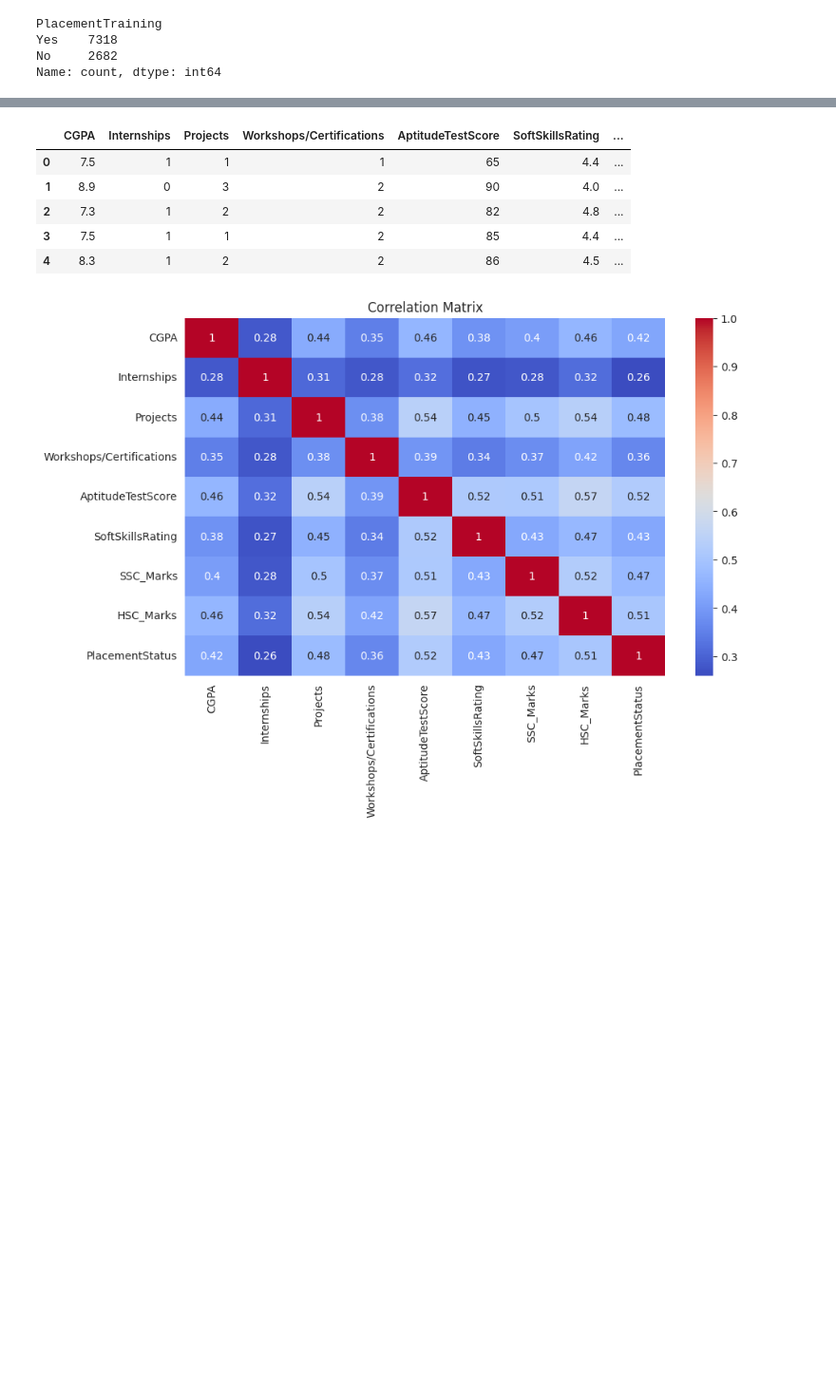
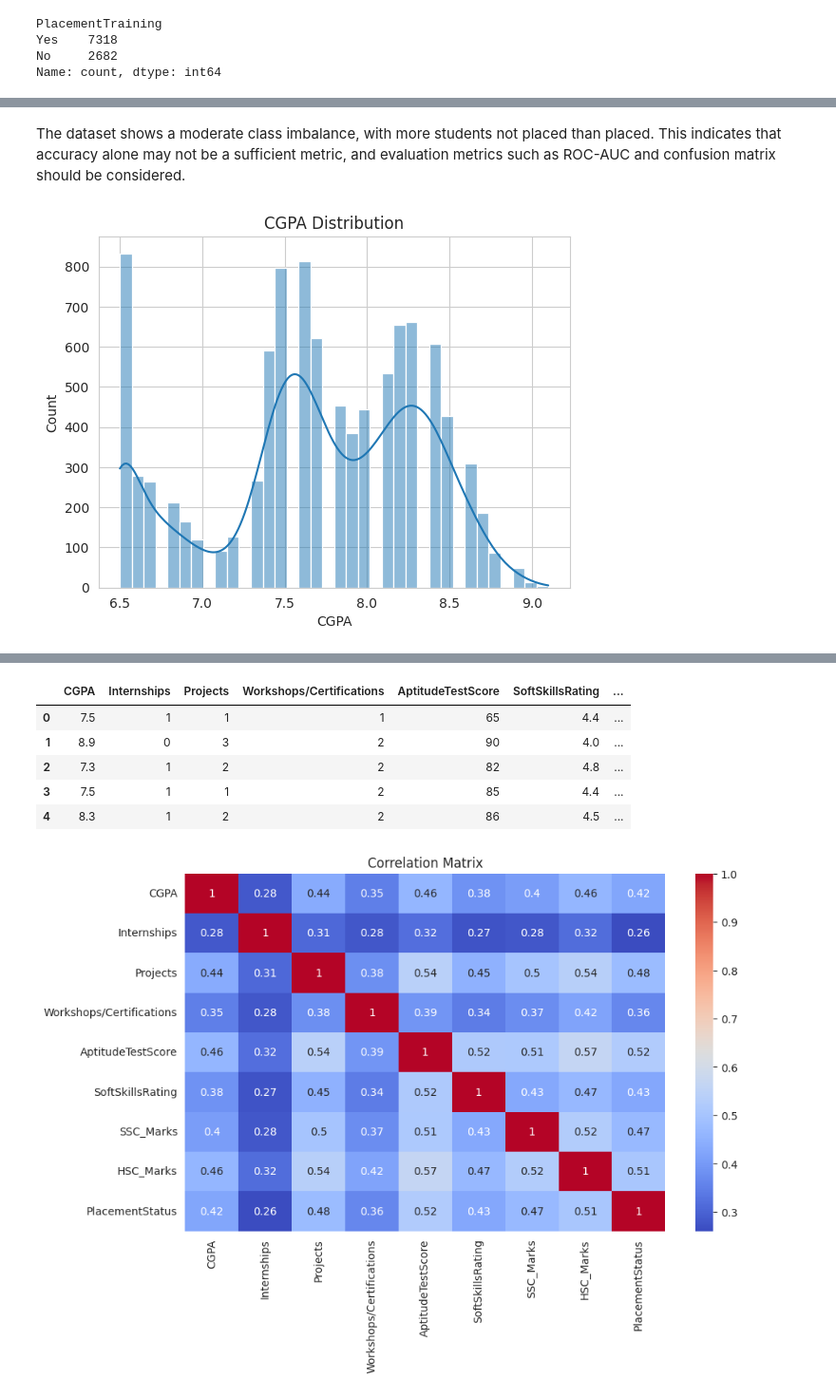
Before and after one commit to 24je0657/Student_Placement_Prediction, a Jupyter notebook: Notebooks/01_data_exploration.ipynb, the cells around one changed output, grey strips where cells are left out. Shown at 95% size. Cells and saved outputs as stored; diff of their text form; code cells hidden in the pictures; blank space fills up the shorter version.

```diff
--- a/Notebooks/01_data_exploration.ipynb
+++ b/Notebooks/01_data_exploration.ipynb
@@ -92,0 +107,10 @@ Name: count, dtype: int64
+# %% [markdown]
+The dataset shows a moderate class imbalance, with more students not placed than placed.
+This indicates that accuracy alone may not be a sufficient metric, and evaluation metrics
+such as ROC-AUC and confusion matrix should be considered.
+# %%
+sns.histplot(df['CGPA'], kde=True)
+plt.title("CGPA Distribution")
+plt.show()
+# %% [output]
+[figure, added]
```
Also changed, not shown: parts of 14 cells of this notebook, 1 other file.
